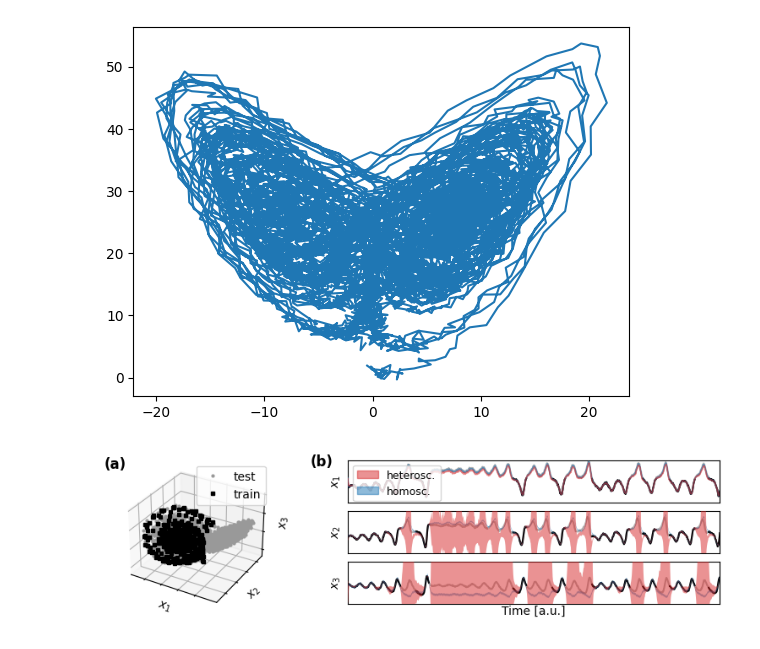
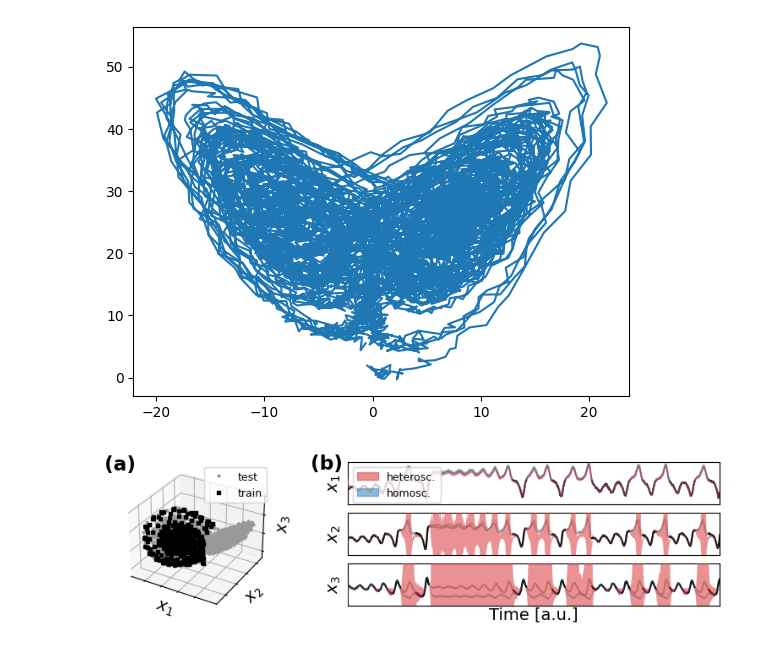
Before and after one commit to christiando/gaussian-toolbox, a Jupyter notebook: timeseries/experiments_scripts/Lorenz.ipynb, the cells around one changed output. Drawn from its saved outputs; the diff is of its cells as text; code cells hidden in the pictures.

```diff
--- a/timeseries/experiments_scripts/Lorenz.ipynb
+++ b/timeseries/experiments_scripts/Lorenz.ipynb
@@ -232,6 +232,7 @@ pyplot.plot(x_all[:,0], x_tr[:,2], '')
 [<matplotlib.lines.Line2D at 0x...>]
 [figure]
 # %%
+plt.rc('font', size = 14)
 fig = plt.figure(figsize=(8,2))
 
 ax1 = fig.add_axes([.05,.05,.25,.9], projection='3d')
@@ -248,7 +249,7 @@ ax1.set_yticks([-2, 0, 2, 4])
 ax1.set_yticklabels([])
 ax1.set_zticks([-2, 0, 2, 4])
 ax1.set_zticklabels([])
-ax1.legend()
+ax1.legend(fontsize=9)
 ax1.set_title('(a)', loc='left', fontweight='bold', x=-.1, y=.9)
 
 
@@ -266,38 +267,38 @@ ax2.set_xticks([])
 ax2.set_yticks([])
 ax2.set_ylabel('$x_1$')
 ax2.legend(loc=2, facecolor=(1, 1, 1, 1), fontsize=9)
-ax2.set_title('(b)', loc='left', fontweight='bold', x=-.1, y=.7)
+ax2.set_title('(b)', loc='left', fontweight='bold', x=-.1, y=.66)
 ax3 = fig.add_axes([.4,.4,.55,.25])
 idx = 1
 ax3.plot(x_te_nan[:,idx], 'k')
 ax3.plot(x_te[:,idx], 'k', alpha=.3)
 #pyplot.plot(mean)
 ax3.fill_between(range(lb_hsk.shape[0]), lb_hsk[:,idx], ub_hsk[:,idx], color='C3', zorder=9, alpha=.5, label='heterosc.', linewidth=0)
 #pyplot.fill_between(range(lb_hmm.shape[0]), lb_hmm[:,idx], ub_hmm[:,idx], color='C2', zorder=8, alpha=.5)
 ax3.fill_between(range(lb_lin.shape[0]), lb_lin[:,idx], ub_lin[:,idx], color='C0', zorder=8, alpha=.5, label='homosc.', linewidth=0)
 ax3.set_xlim([0,1000])
 ax3.set_ylim([-4,6])
 ax3.set_xticks([])
 ax3.set_yticks([])
 ax3.set_ylabel('$x_2$')
 
 ax4 = fig.add_axes([.4,.1,.55,.25])
 
 idx = 2
 ax4.plot(x_te_nan[:,idx], 'k')
 ax4.plot(x_te[:,idx], 'k', alpha=.3)
 #pyplot.plot(mean)
 ax4.fill_between(range(lb_hsk.shape[0]), lb_hsk[:,idx], ub_hsk[:,idx], color='C3', zorder=9, alpha=.5, linewidth=0)
 #pyplot.fill_between(range(lb_hmm.shape[0]), lb_hmm[:,idx], ub_hmm[:,idx], color='C2', zorder=8, alpha=.5)
 ax4.fill_between(range(lb_lin.shape[0]), lb_lin[:,idx], ub_lin[:,idx], color='C0', zorder=8, alpha=.5, linewidth=0)
 ax4.set_xlim([0,1000])
 ax4.set_ylim([-4,6])
 ax4.set_xticks([])
 ax4.set_yticks([])
 ax4.set_ylabel('$x_3$')
 ax4.set_xlabel('Time [a.u.]', labelpad=1)
 plt.savefig('../../figs/aistats22/lorenz.pdf')
 plt.savefig('../../figs/aistats22/lorenz.png', dpi=300)
 plt.show()
 # %% [output]
-[figure, old version]
+[figure, new version]
```
Also changed, not shown: 2 other files.
